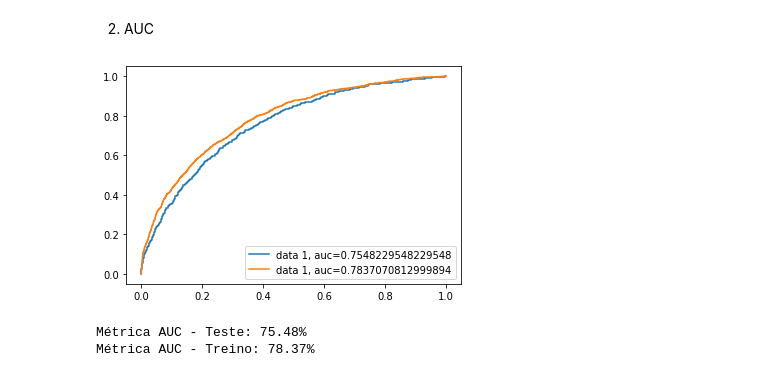
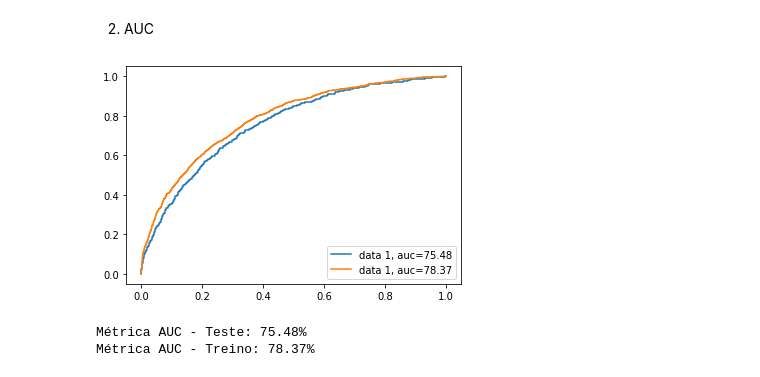
Before and after one commit to Mario-RJunior/DataScience-Awari, a Jupyter notebook: Unidade8-Machine-Learning/Classificacao/classification_project_br.ipynb, the cells around one changed output. Drawn from its saved outputs; the diff is of its cells as text; code cells hidden in the pictures.

Commit message:
Criação de variáveis para cada score

```diff
--- a/Unidade8-Machine-Learning/Classificacao/classification_project_br.ipynb
+++ b/Unidade8-Machine-Learning/Classificacao/classification_project_br.ipynb
@@ -312,18 +312,18 @@ Accuracy score - Treino: 80.76%
 # %%
 y_pred_probability_teste = cls_nb.predict_proba(X_test)[::,1]
 y_pred_probability_treino = cls_nb.predict_proba(X_train)[::,1]
 
 fpr_teste, tpr_teste, _ = roc_curve(y_test,  y_pred_probability_teste)
 fpr_treino, tpr_treino, _ = roc_curve(y_train,  y_pred_probability_treino)
 
-auc_teste = roc_auc_score(y_test, y_pred_probability_teste)
-auc_treino = roc_auc_score(y_train, y_pred_probability_treino)
+auc_teste = round(roc_auc_score(y_test, y_pred_probability_teste) * 100, 2)
+auc_treino = round(roc_auc_score(y_train, y_pred_probability_treino) * 100, 2)
 
 plt.plot(fpr_teste,tpr_teste,label="data 1, auc="+str(auc_teste))
 plt.plot(fpr_treino,tpr_treino,label="data 1, auc="+str(auc_treino))
 
 plt.legend(loc=4)
 plt.show()
 # %% [output]
-[figure, old version]
+[figure, new version]
 # %%
```
Also changed, not shown: parts of 4 cells of this notebook.
